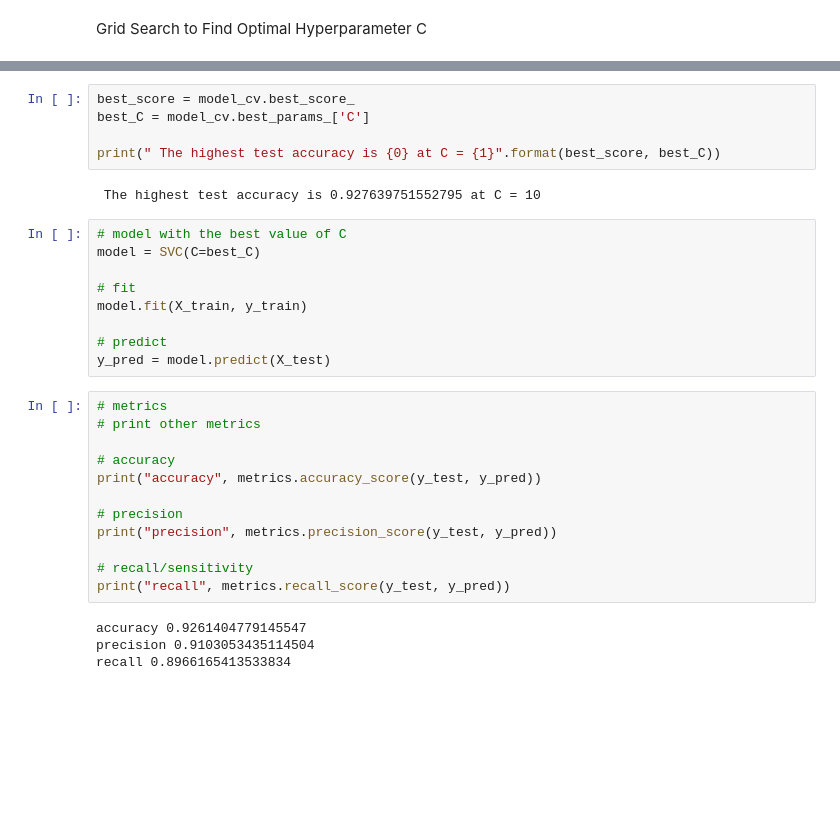
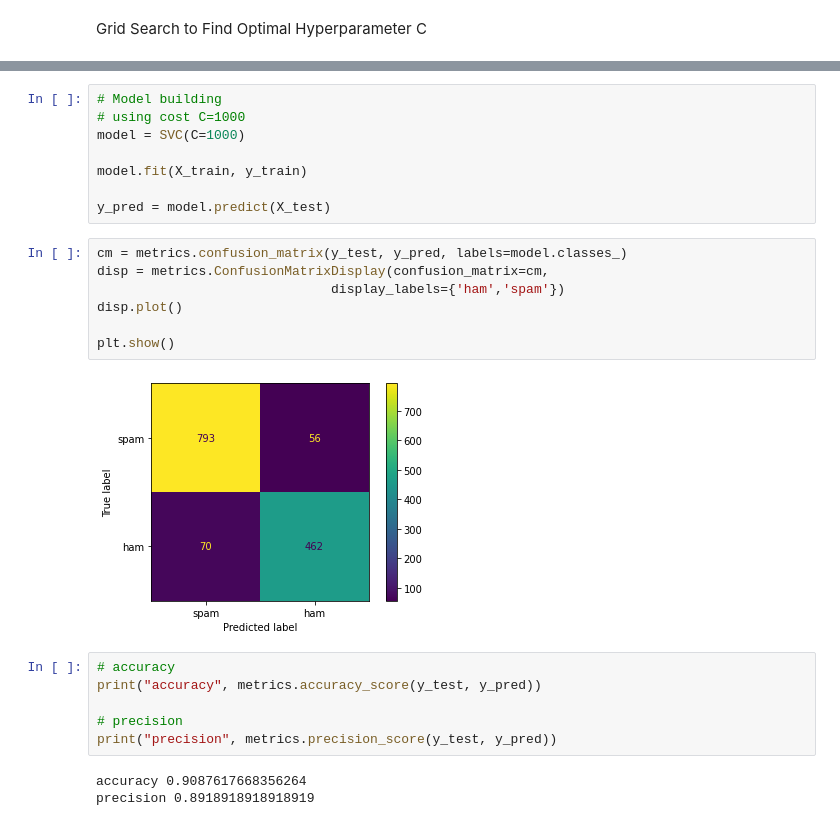
Before and after one commit to juledhbw/spambase, a Jupyter notebook: svc_presentation_jule.ipynb, the cells around one changed output, grey strips where cells are left out. Cells and saved outputs as stored; diff of their text form; blank space fills up the shorter version.

```diff
--- a/svc_presentation_jule.ipynb
+++ b/svc_presentation_jule.ipynb
@@ -164,32 +96,26 @@ plt.show()
-# %%
-best_score = model_cv.best_score_
-best_C = model_cv.best_params_['C']
-
-print(" The highest test accuracy is {0} at C = {1}".format(best_score, best_C))
-# %% [output]
- The highest test accuracy is 0.927639751552795 at C = 10
 # %%
-# model with the best value of C
-model = SVC(C=best_C)
+# Model building
+# using cost C=1000
+model = SVC(C=1000)
 
-# fit
 model.fit(X_train, y_train)
 
-# predict
 y_pred = model.predict(X_test)
+# %%
+cm = metrics.confusion_matrix(y_test, y_pred, labels=model.classes_)
+disp = metrics.ConfusionMatrixDisplay(confusion_matrix=cm,
+                              display_labels={'ham','spam'})
+disp.plot()
+
+plt.show()
+# %% [output]
+[figure, added]
 # %%
-# metrics
-# print other metrics
-
 # accuracy
 print("accuracy", metrics.accuracy_score(y_test, y_pred))
 
 # precision
 print("precision", metrics.precision_score(y_test, y_pred))
-
-# recall/sensitivity
-print("recall", metrics.recall_score(y_test, y_pred))
 # %% [output]
-accuracy 0.9261404779145547
-precision 0.9103053435114504
-recall 0.8966165413533834
+accuracy 0.9087617668356264
+precision 0.8918918918918919
```
Also changed, not shown: parts of 19 cells of this notebook, 2 other files.
